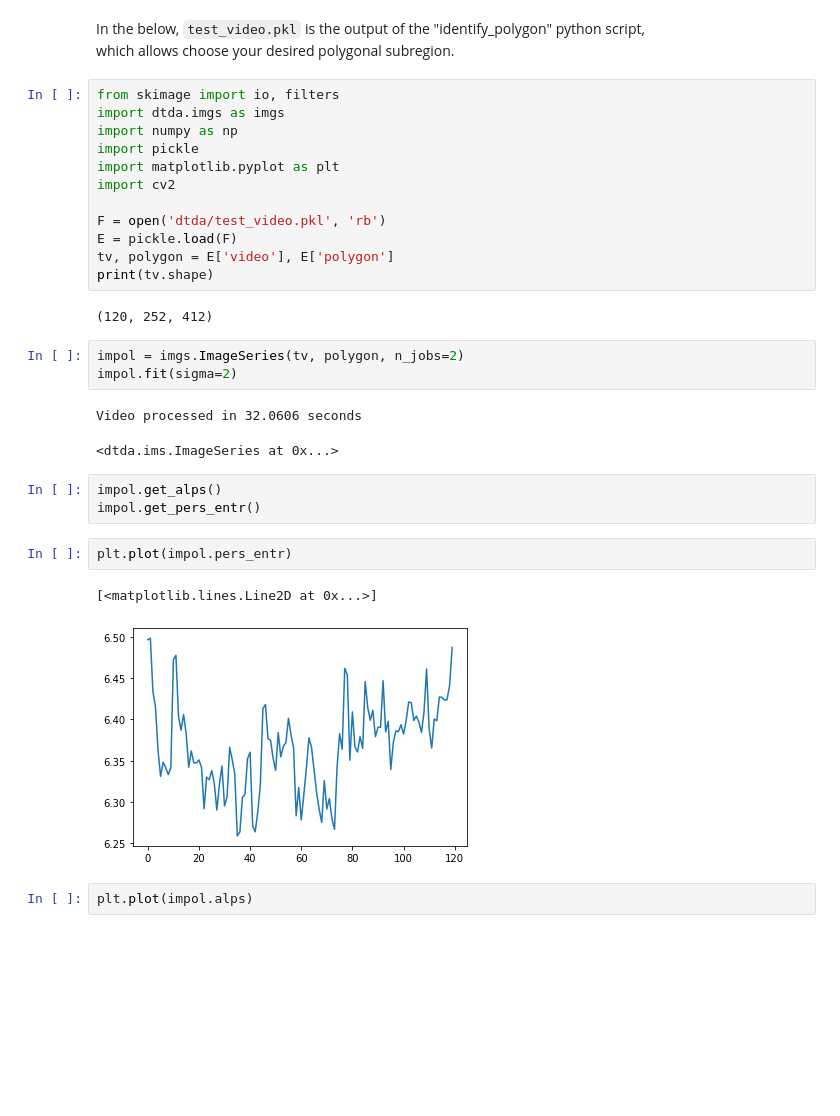
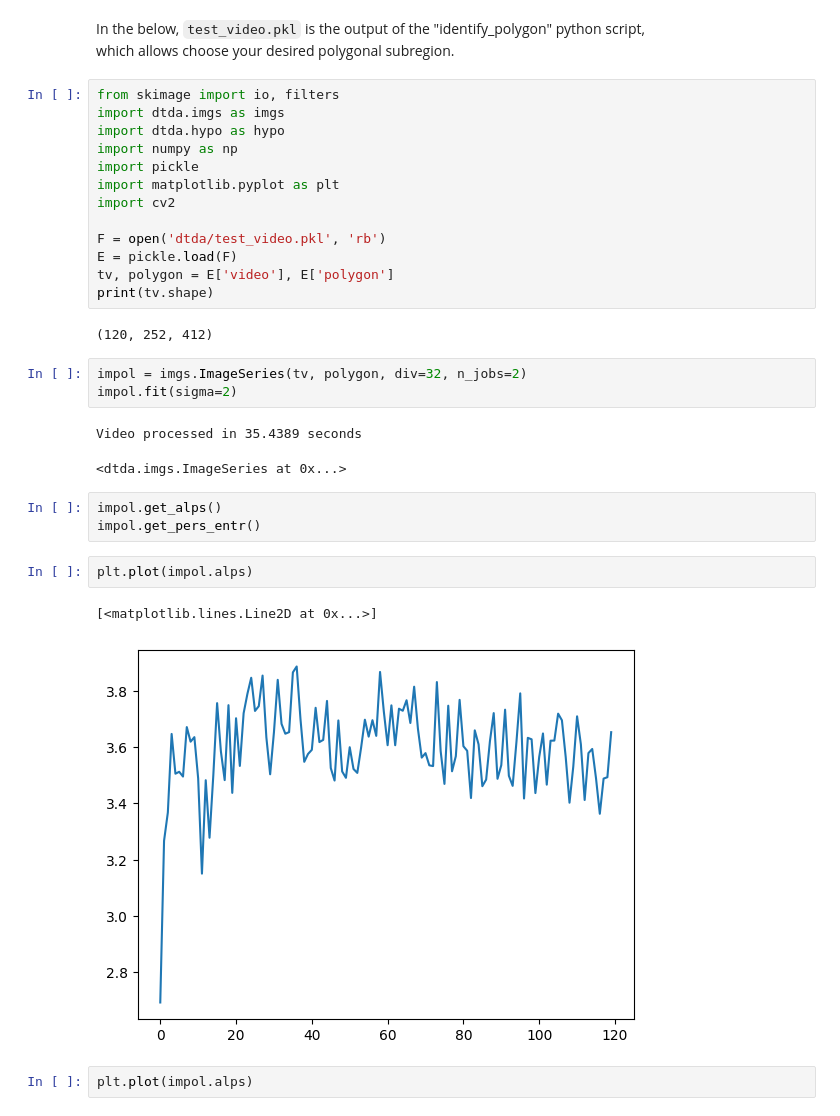
Before and after one commit to manilasoldier/detectda, a Jupyter notebook: detectda_demo.ipynb, the cells around one changed output. Drawn from its saved outputs; the diff is of its cells as text; blank space fills up the shorter version.

```diff
--- a/detectda_demo.ipynb
+++ b/detectda_demo.ipynb
@@ -4,6 +4,7 @@ which allows choose your desired polygonal subregion.
 # %%
 from skimage import io, filters
 import dtda.imgs as imgs
+import dtda.hypo as hypo
 import numpy as np
 import pickle
 import matplotlib.pyplot as plt
@@ -16,19 +17,19 @@ print(tv.shape)
 # %% [output]
 (120, 252, 412)
 # %%
-impol = imgs.ImageSeries(tv, polygon, n_jobs=2)
+impol = imgs.ImageSeries(tv, polygon, div=32, n_jobs=2)
 impol.fit(sigma=2)
 # %% [output]
-Video processed in 32.0606 seconds
+Video processed in 35.4389 seconds
-<dtda.ims.ImageSeries at 0x...>
+<dtda.imgs.ImageSeries at 0x...>
 # %%
 impol.get_alps()
 impol.get_pers_entr()
 # %%
-plt.plot(impol.pers_entr)
+plt.plot(impol.alps)
 # %% [output]
 [<matplotlib.lines.Line2D at 0x...>]
-[figure, old version]
+[figure, new version]
 # %%
 plt.plot(impol.alps)
 # %% [output]
```
Also changed, not shown: 3 other files.
